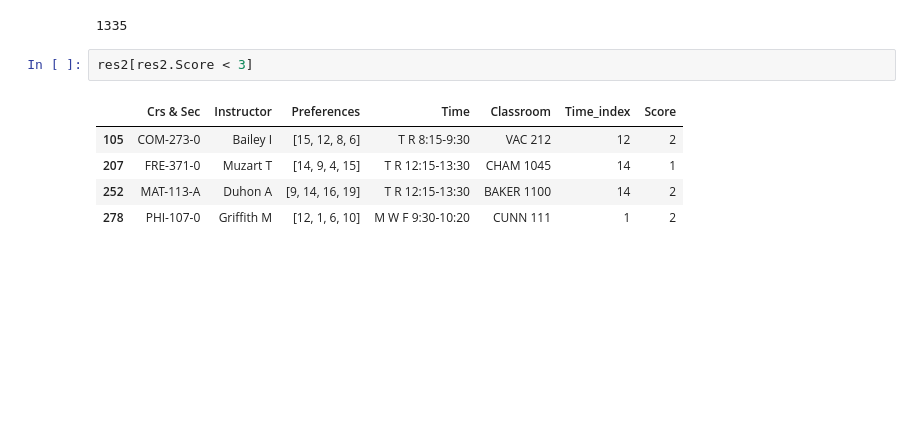
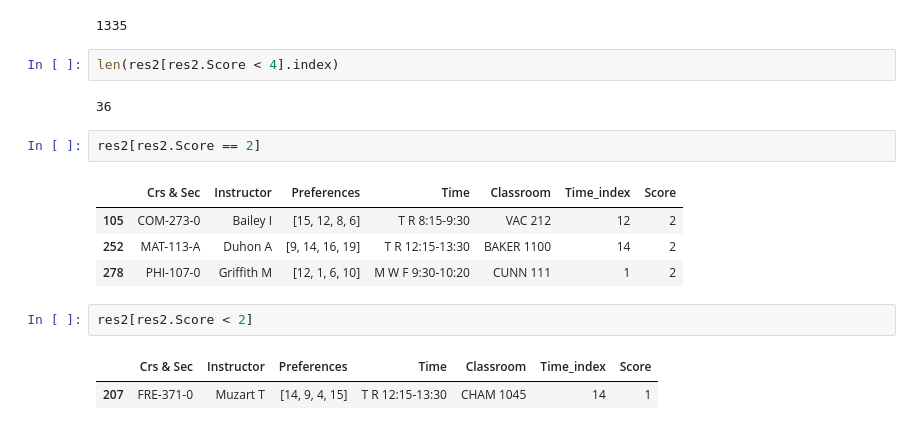
Before and after one commit to hientrn1201/davidson-classroom-scheduling, a Jupyter notebook: project.ipynb, the cells around one changed output. Cells and saved outputs as stored; diff of their text form; blank space fills up the shorter version.

```diff
--- a/project.ipynb
+++ b/project.ipynb
@@ -473,11 +473,19 @@ total_score2 = res2.Score.sum()
 total_score2
 # %% [output]
 1335
+# %%
+len(res2[res2.Score < 4].index)
+# %% [output]
+36
 # %%
-res2[res2.Score < 3]
+res2[res2.Score == 2]
 # %% [output]
 |  | Crs & Sec | Instructor | Preferences | Time | Classroom | Time_index | Score |
 | 105 | COM-273-0 | Bailey I | [15, 12, 8, 6] | T R 8:15-9:30 | VAC 212 | 12 | 2 |
-| 207 | FRE-371-0 | Muzart T | [14, 9, 4, 15] | T R 12:15-13:30 | CHAM 1045 | 14 | 1 |
 | 252 | MAT-113-A | Duhon A | [9, 14, 16, 19] | T R 12:15-13:30 | BAKER 1100 | 14 | 2 |
 | 278 | PHI-107-0 | Griffith M | [12, 1, 6, 10] | M W F 9:30-10:20 | CUNN 111 | 1 | 2 |
+# %%
+res2[res2.Score < 2]
+# %% [output]
+|  | Crs & Sec | Instructor | Preferences | Time | Classroom | Time_index | Score |
+| 207 | FRE-371-0 | Muzart T | [14, 9, 4, 15] | T R 12:15-13:30 | CHAM 1045 | 14 | 1 |
```
